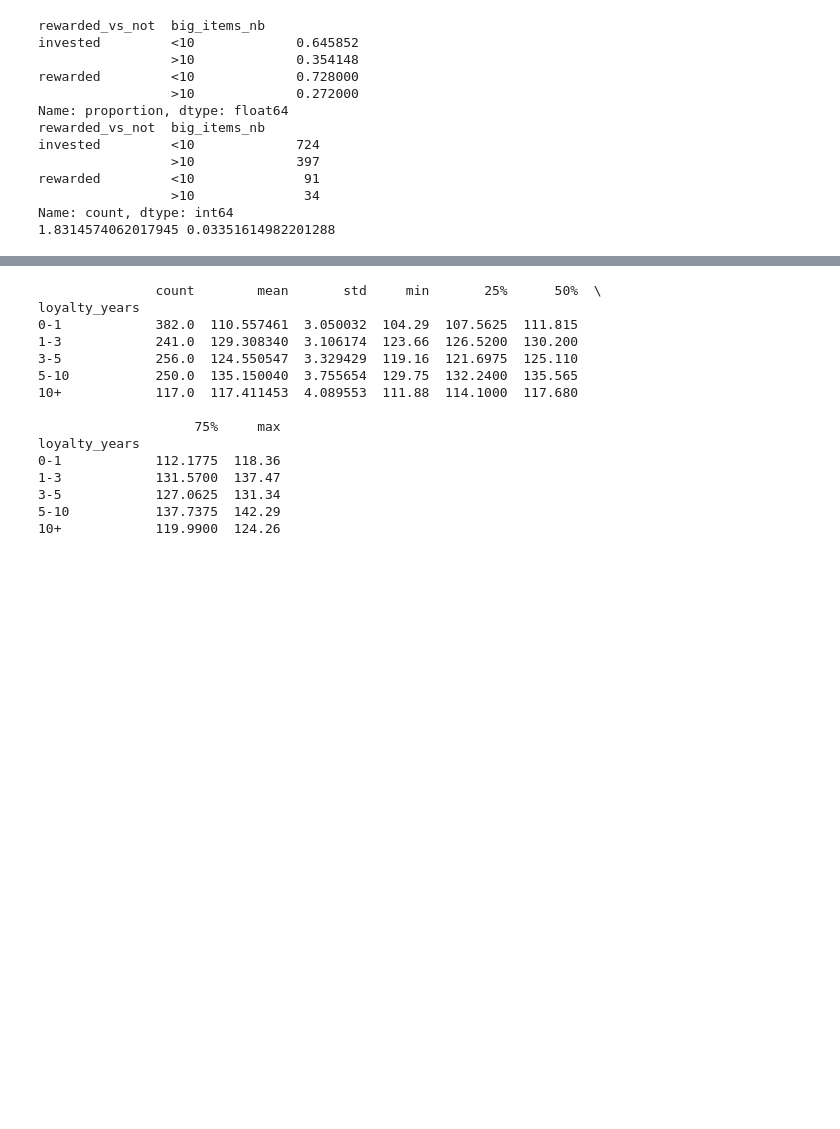
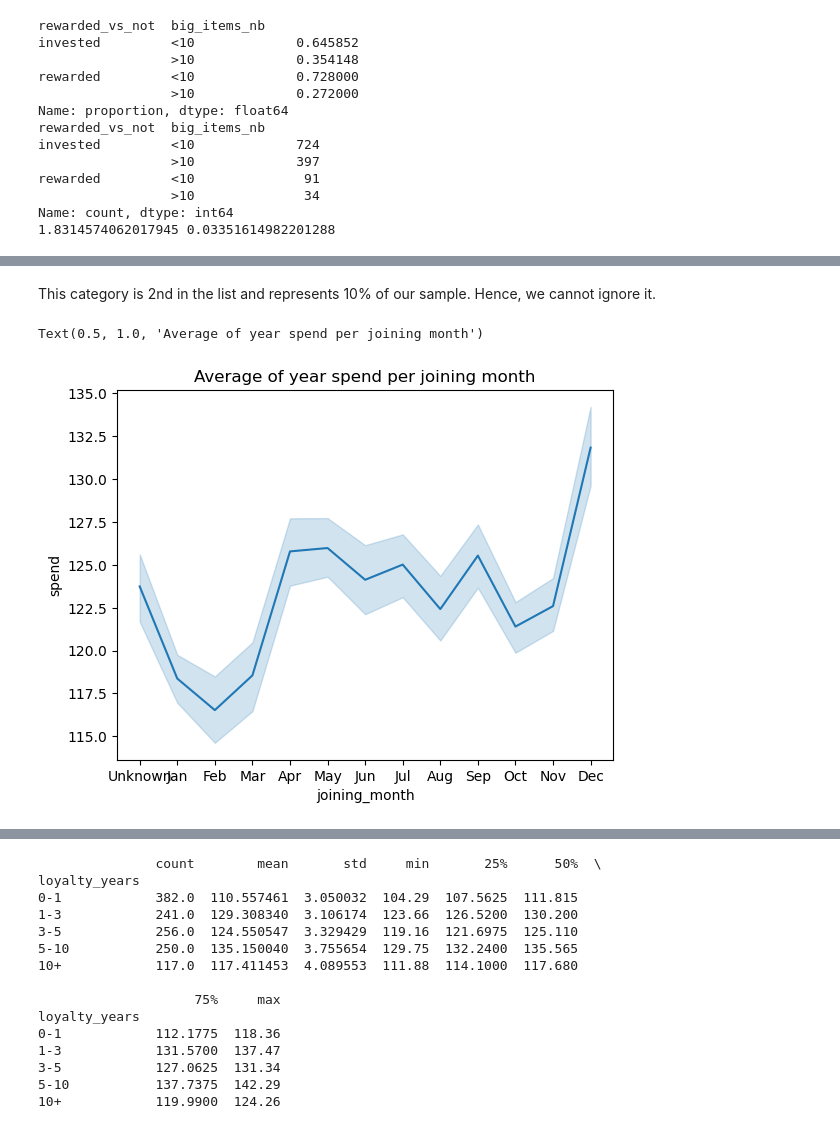
Before and after one commit to flylight-max/EDA_exam_CodeOp, a Jupyter notebook: analysis.ipynb, the cells around one changed output, grey strips where cells are left out. Cells and saved outputs as stored; diff of their text form; code cells hidden in the pictures; blank space fills up the shorter version.

```diff
--- a/analysis.ipynb
+++ b/analysis.ipynb
@@ -374,0 +385,9 @@ However, the difference is very small (0.354 vs 0.272). Some improvements should
+# %% [markdown]
+This category is 2nd in the list and represents 10% of our sample. Hence, we cannot ignore it.
+# %%
+the_unknown = customer_data[customer_data["joining_month"] == "Unknown"]
+sns.lineplot(x="joining_month", y="spend", data=customer_data)
+plt.title("Average of year spend per joining month")
+# %% [output]
+Text(0.5, 1.0, 'Average of year spend per joining month')
+[figure, added]
```
Also changed, not shown: parts of 56 cells of this notebook.
